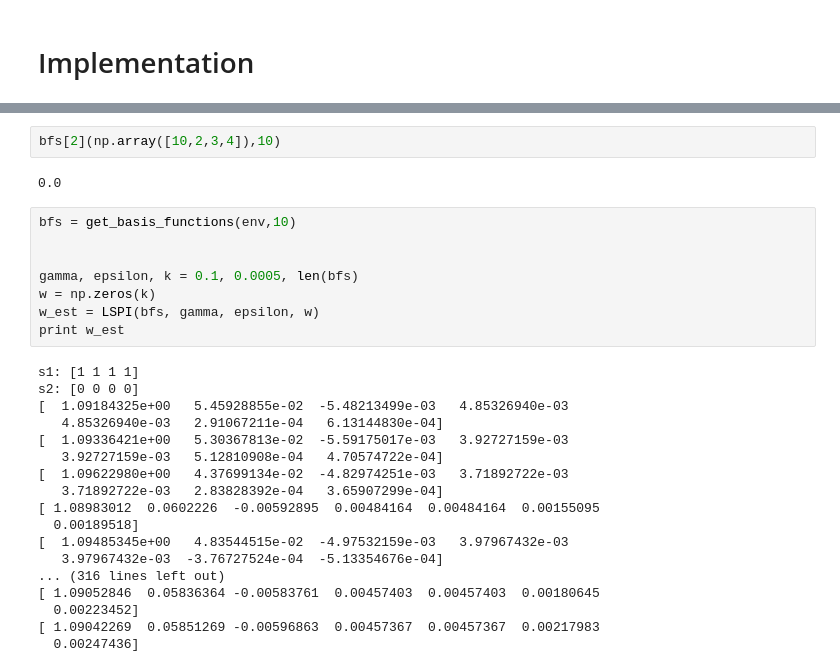
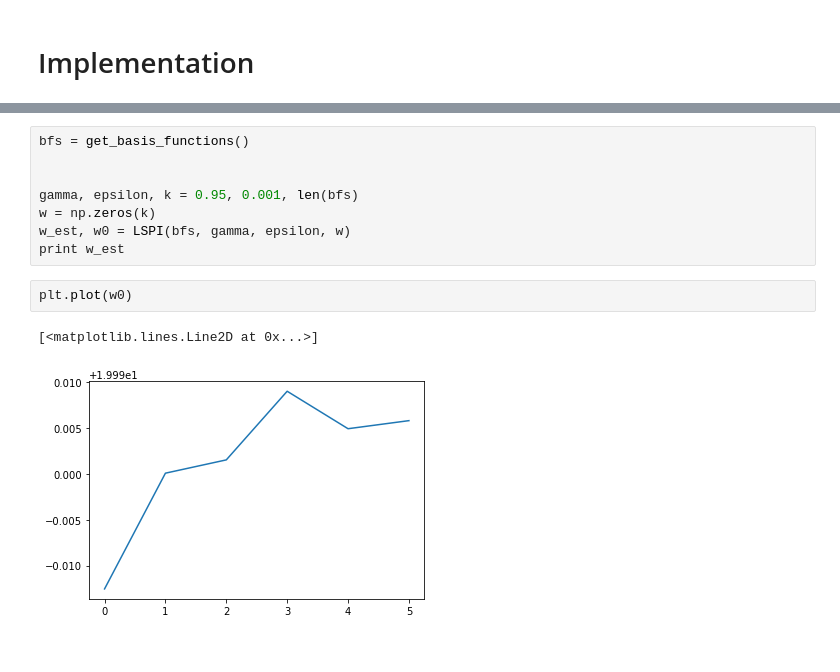
Before and after one commit to Jdduryea/LSPI, a Jupyter notebook: LSPI.ipynb, the cells around one changed output, grey strips where cells are left out. Drawn from its saved outputs; the diff is of its cells as text.

```diff
--- a/LSPI.ipynb
+++ b/LSPI.ipynb
@@ -193,34 +272,17 @@ def generate_samples(n_samples, n_steps=100):
             samples.append(sample)
 
     return np.array(samples)
-# %%
-bfs[2](np.array([10,2,3,4]),10)
-# %% [output]
-0.0
 # %%
-bfs = get_basis_functions(env,10)
+bfs = get_basis_functions()
 
 
-gamma, epsilon, k = 0.1, 0.0005, len(bfs)
+gamma, epsilon, k = 0.95, 0.001, len(bfs)
 w = np.zeros(k)
-w_est = LSPI(bfs, gamma, epsilon, w)
+w_est, w0 = LSPI(bfs, gamma, epsilon, w)
 print w_est
-# %% [output]
-s1: [1 1 1 1]
-s2: [0 0 0 0]
-[  1.09184325e+00   5.45928855e-02  -5.48213499e-03   4.85326940e-03
-   4.85326940e-03   2.91067211e-04   6.13144830e-04]
-[  1.09336421e+00   5.30367813e-02  -5.59175017e-03   3.92727159e-03
-   3.92727159e-03   5.12810908e-04   4.70574722e-04]
-[  1.09622980e+00   4.37699134e-02  -4.82974251e-03   3.71892722e-03
-   3.71892722e-03   2.83828392e-04   3.65907299e-04]
-[ 1.08983012  0.0602226  -0.00592895  0.00484164  0.00484164  0.00155095
-  0.00189518]
-[  1.09485345e+00   4.83544515e-02  -4.97532159e-03   3.97967432e-03
-   3.97967432e-03  -3.76727524e-04  -5.13354676e-04]
-... (316 lines left out)
-[ 1.09052846  0.05836364 -0.00583761  0.00457403  0.00457403  0.00180645
-  0.00223452]
-[ 1.09042269  0.05851269 -0.00596863  0.00457367  0.00457367  0.00217983
-  0.00247436]
+# %%
+plt.plot(w0)
+# %% [output]
+[<matplotlib.lines.Line2D at 0x...>]
+[figure, added]
 # %%
```
Also changed, not shown: parts of 9 cells of this notebook.
